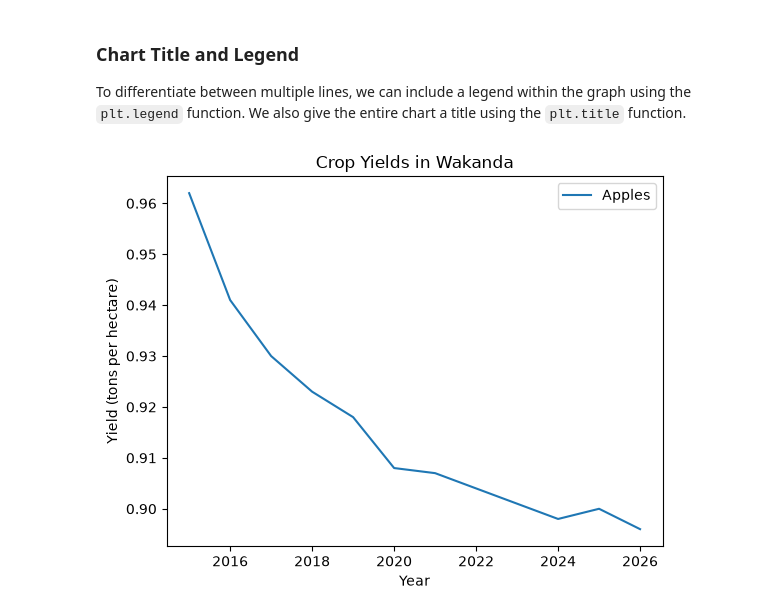
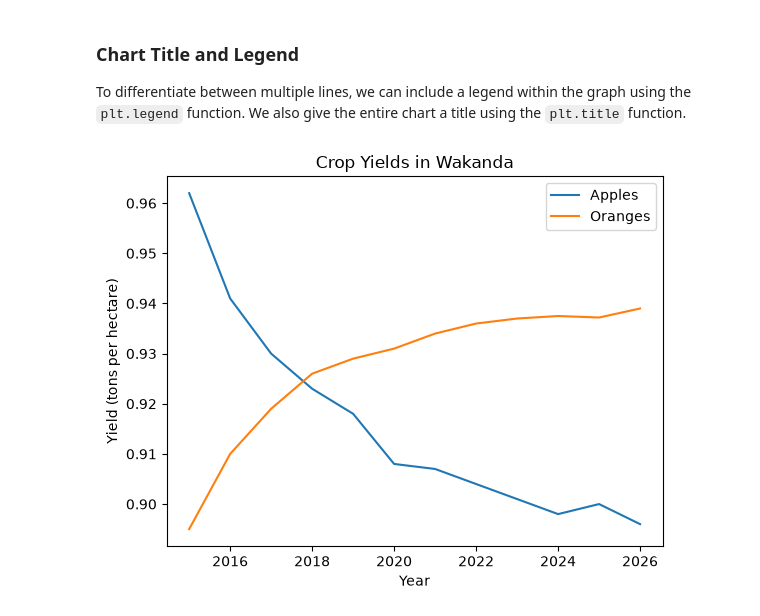
Before and after one commit to devmahbe/100_Numpy_Problems_With_Solutions, a Jupyter notebook: Week 7/Matplotlib.ipynb, the cells around one changed output. Saved outputs shown, nothing was run; the diff lists cells and outputs as text; code cells hidden in the pictures.

Commit message:
added Matplotlib data visualization Graphs

```diff
--- a/Week 7/Matplotlib.ipynb
+++ b/Week 7/Matplotlib.ipynb
@@ -67,11 +67,12 @@ plt.ylabel('Yield (tons per hectare)');
 To differentiate between multiple lines, we can include a legend within the graph using the `plt.legend` function. We also give the entire chart a title using the `plt.title` function.
 # %%
 plt.plot(years, oranges)
+plt.plot(years,apples)
 
 plt.xlabel('Year')
 plt.ylabel('Yield (tons per hectare)')
 
 plt.title("Crop Yields in Wakanda")
 plt.legend(['Apples', 'Oranges']);
 # %% [output]
-[figure, old version]
+[figure, new version]
```
Also changed, not shown: parts of 60 cells of this notebook, 2 other files.
